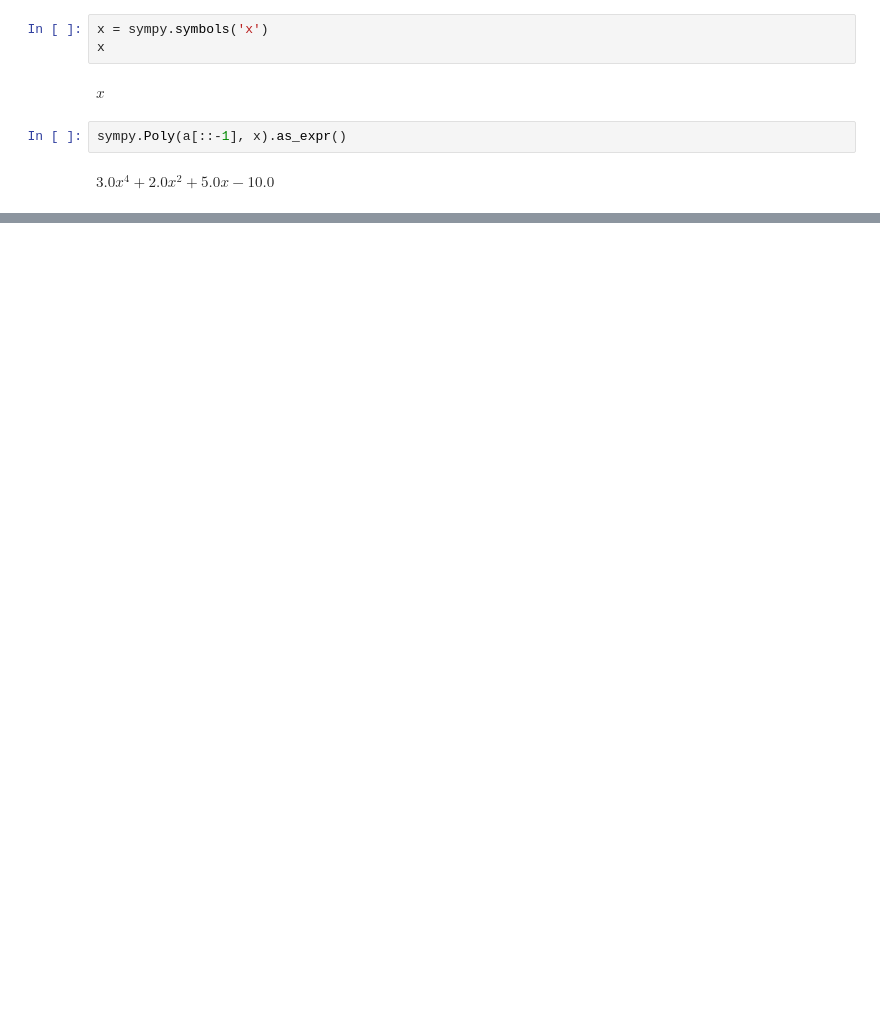
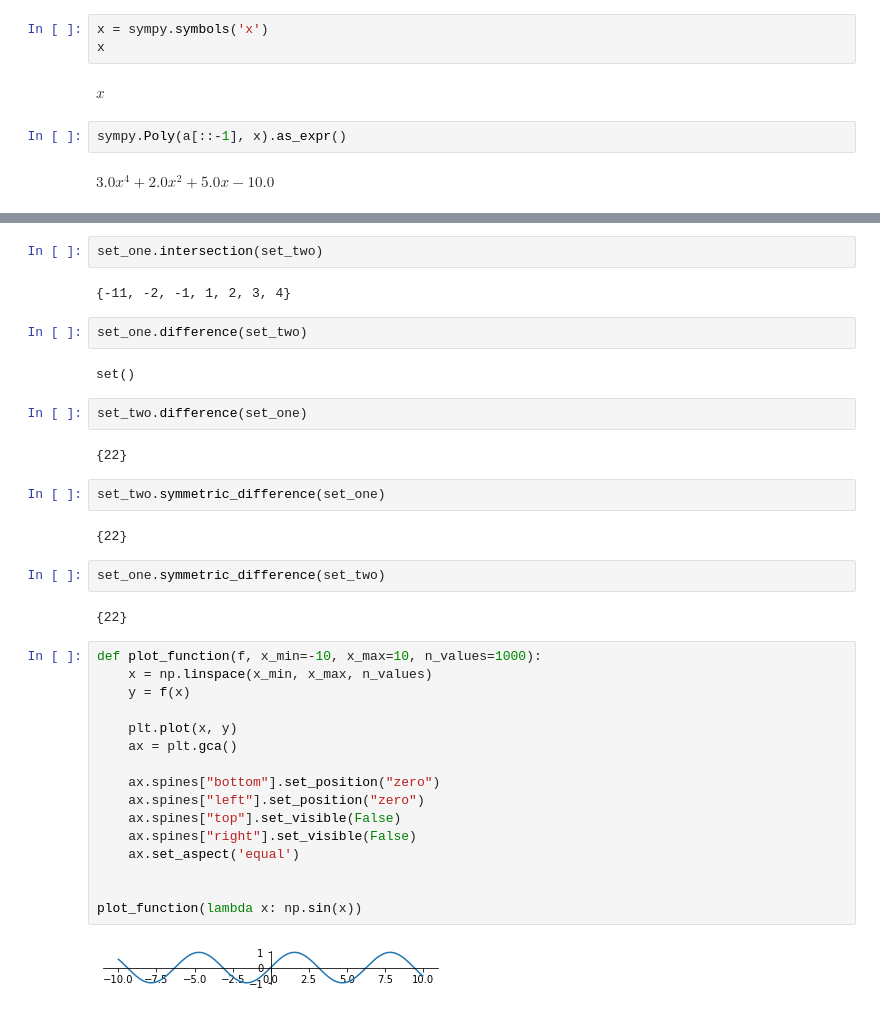
Before and after one commit to misteryco/math_concepts, a Jupyter notebook: mc_lecture_three.ipynb, the cells around one changed output, grey strips where cells are left out. Saved outputs shown, nothing was run; the diff lists cells and outputs as text; blank space fills up the shorter version.

```diff
--- a/mc_lecture_three.ipynb
+++ b/mc_lecture_three.ipynb
@@ -35,0 +54,38 @@ $\displaystyle 3.0 x^{4} + 2.0 x^{2} + 5.0 x - 10.0$
+# %%
+set_one.intersection(set_two)
+# %% [output]
+{-11, -2, -1, 1, 2, 3, 4}
+# %%
+set_one.difference(set_two)
+# %% [output]
+set()
+# %%
+set_two.difference(set_one)
+# %% [output]
+{22}
+# %%
+set_two.symmetric_difference(set_one)
+# %% [output]
+{22}
+# %%
+set_one.symmetric_difference(set_two)
+# %% [output]
+{22}
+# %%
+def plot_function(f, x_min=-10, x_max=10, n_values=1000):
+    x = np.linspace(x_min, x_max, n_values)
+    y = f(x)
+
+    plt.plot(x, y)
+    ax = plt.gca()
+
+    ax.spines["bottom"].set_position("zero")
+    ax.spines["left"].set_position("zero")
+    ax.spines["top"].set_visible(False)
+    ax.spines["right"].set_visible(False)
+    ax.set_aspect('equal')
+
+
+plot_function(lambda x: np.sin(x))
+# %% [output]
+[figure, added]
```
Also changed, not shown: parts of 18 cells of this notebook, 3 other files.
